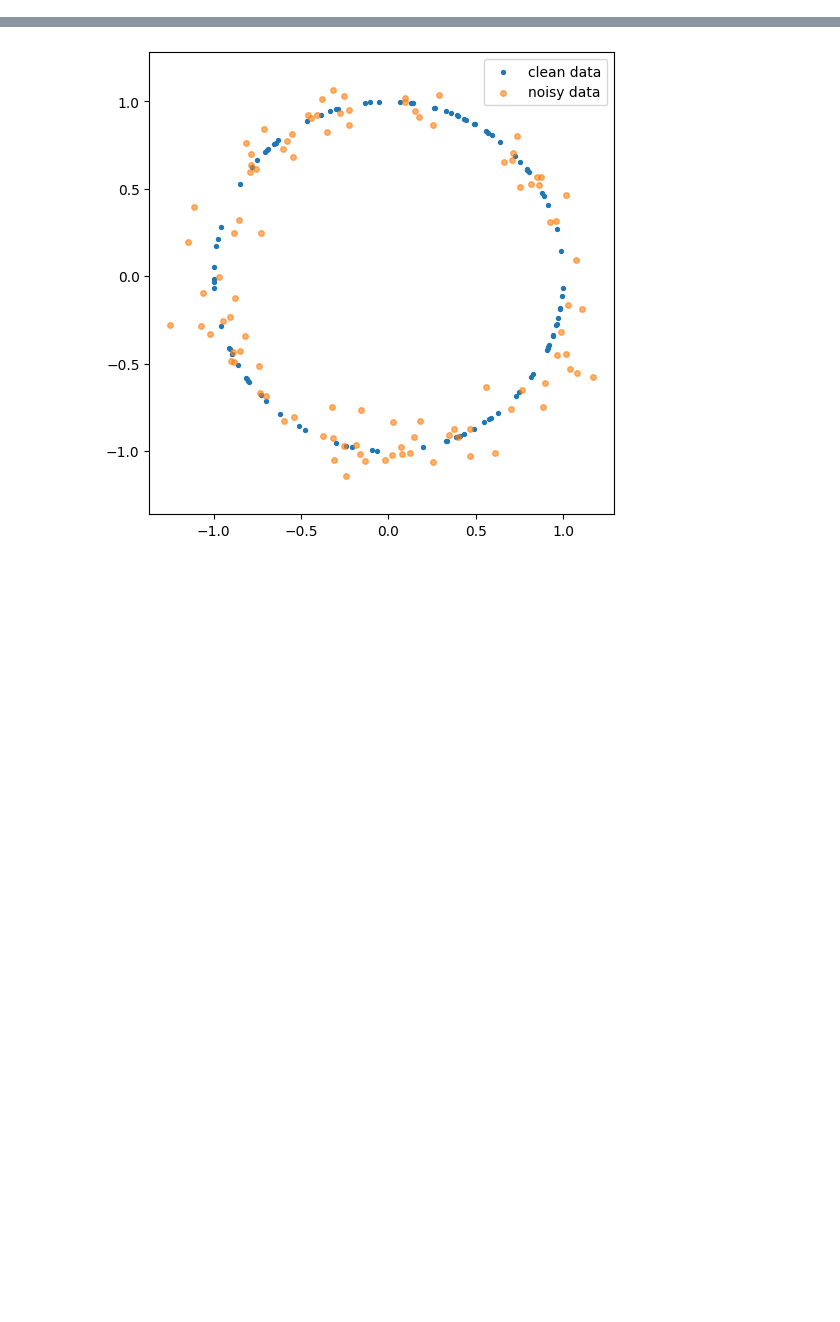
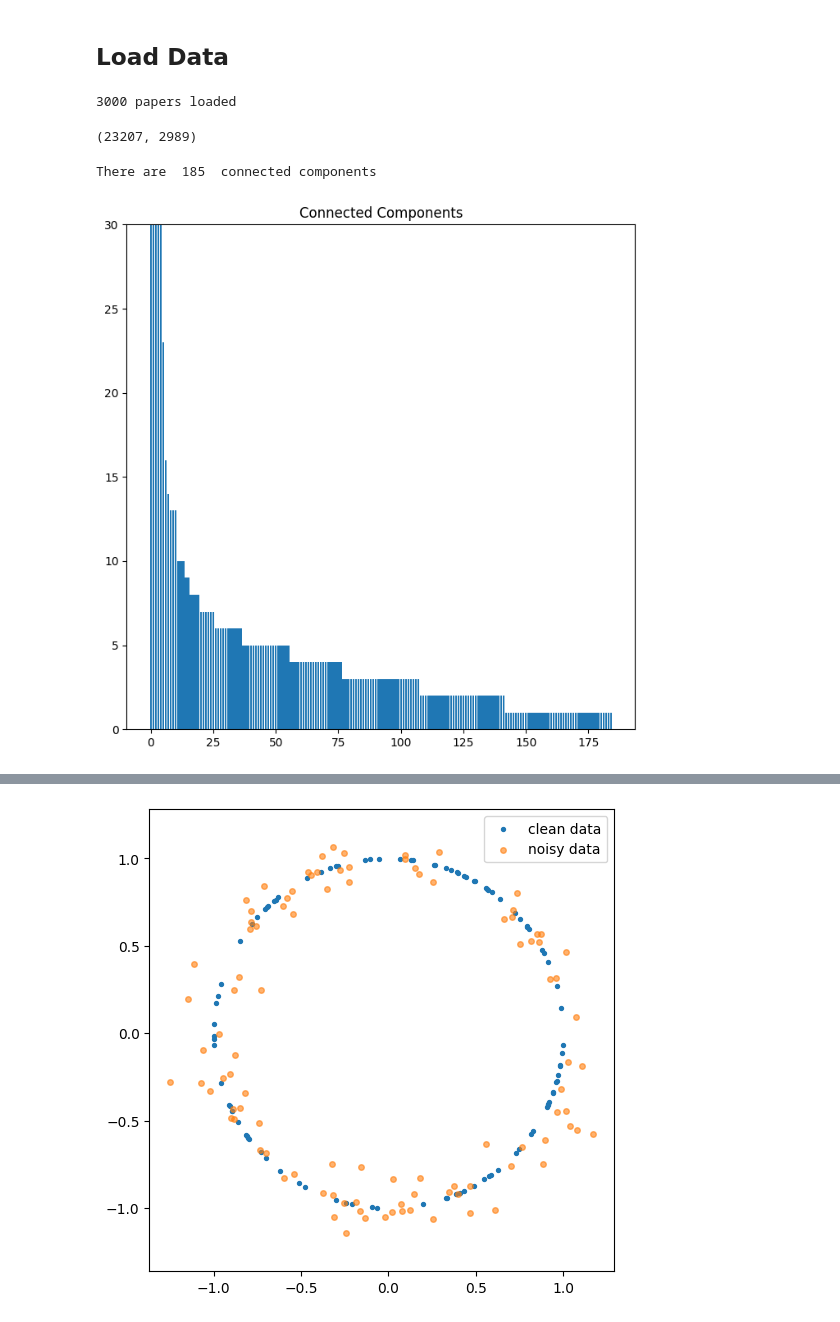
Before and after one commit to ALuchinsky/hpx_test, a Jupyter notebook: papers/tda_papers.ipynb, the cells around one changed output, grey strips where cells are left out. Cells and saved outputs as stored; diff of their text form; code cells hidden in the pictures; blank space fills up the shorter version.

```diff
--- a/papers/tda_papers.ipynb
+++ b/papers/tda_papers.ipynb
@@ -5,0 +15,45 @@ from matplotlib import cm
+# %% [markdown]
+## Load Data
+# %%
+paps = []
+for f_name in glob.glob("./data/*.json"):
+    with open(f_name, "r") as f:
+        dat = json.load(f)
+        paps = paps + dat["hits"]["hits"]
+print(f"{len(paps)} papers loaded")
+# %% [output]
+3000 papers loaded
+# %%
+def get_authors(pap):
+    if "authors" in pap["metadata"].keys():
+        return [a["full_name"] for a in pap["metadata"]["authors"]]
+    else:
+        return []
+def get_title(pap):
+    return pap["metadata"]["titles"][0]["title"]
+
+def get_type(pap):
+    return pap["metadata"]["primary_arxiv_category"]
+
+def get_id(pap):
+    return pap["id"]
+# %%
+paps_dict = { get_id(p):[a for a in get_authors(p)] for p in paps}
+
+H = hnx.Hypergraph(paps_dict)
+H.shape
+# %% [output]
+(23207, 2989)
+# %%
+comp_sizes = [[comp.shape, comp.nodes.items, comp.edges.items] for comp in tqdm(H.s_component_subgraphs())]
+print("There are ", len(comp_sizes), " connected components")
+sorted_comps = sorted(comp_sizes, key=lambda x: x[0])[::-1]
+# %% [output]
+There are  185  connected components
+# %%
+plt.bar(range(len(sorted_comps)), [c[0][0] for c in sorted_comps])
+plt.ylim(0, 30)
+plt.title("Connected Components")
+plt.show()
+# %% [output]
+[figure, added]
```
Also changed, not shown: parts of 11 cells of this notebook, 1 other file.
